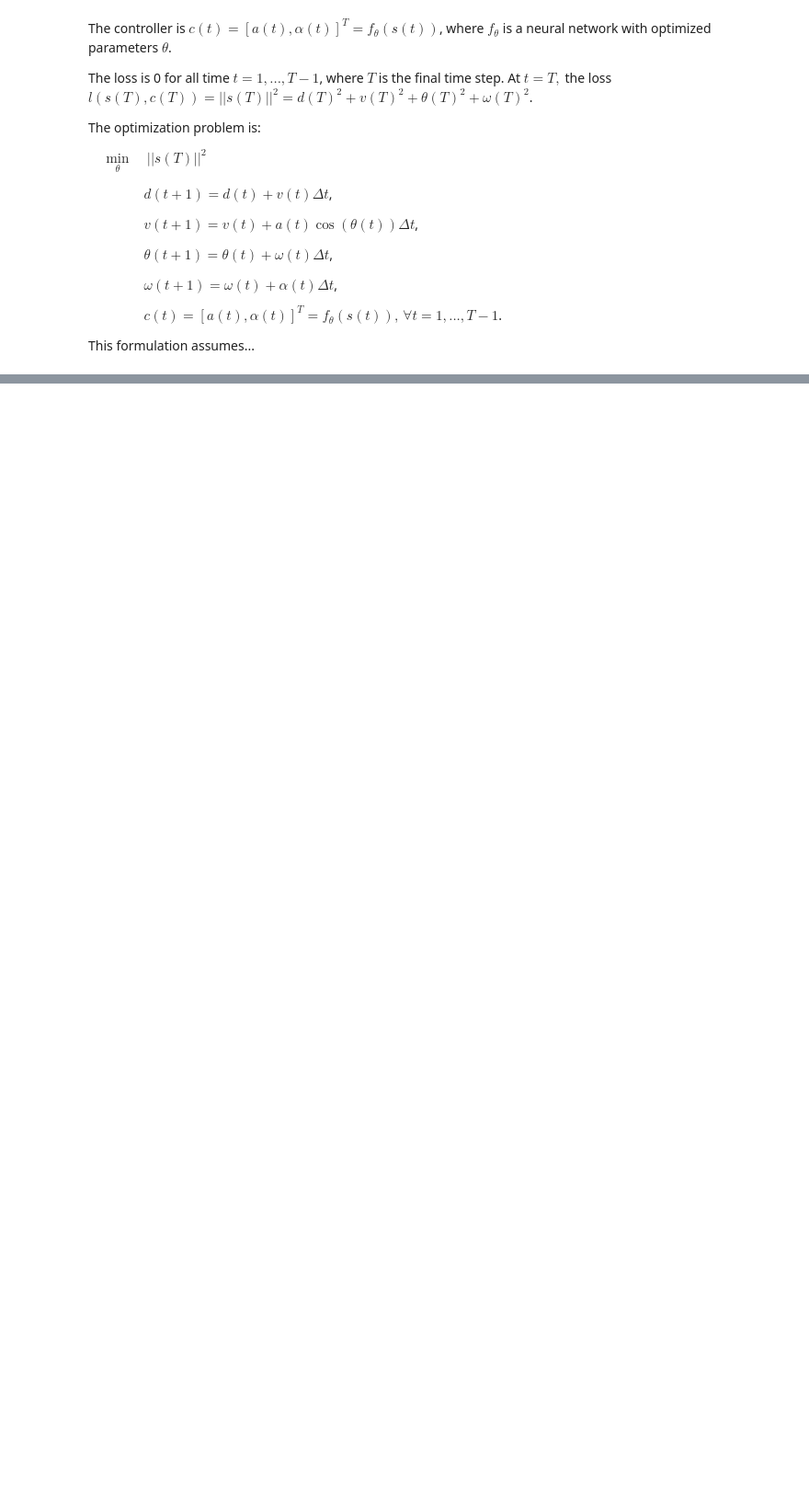
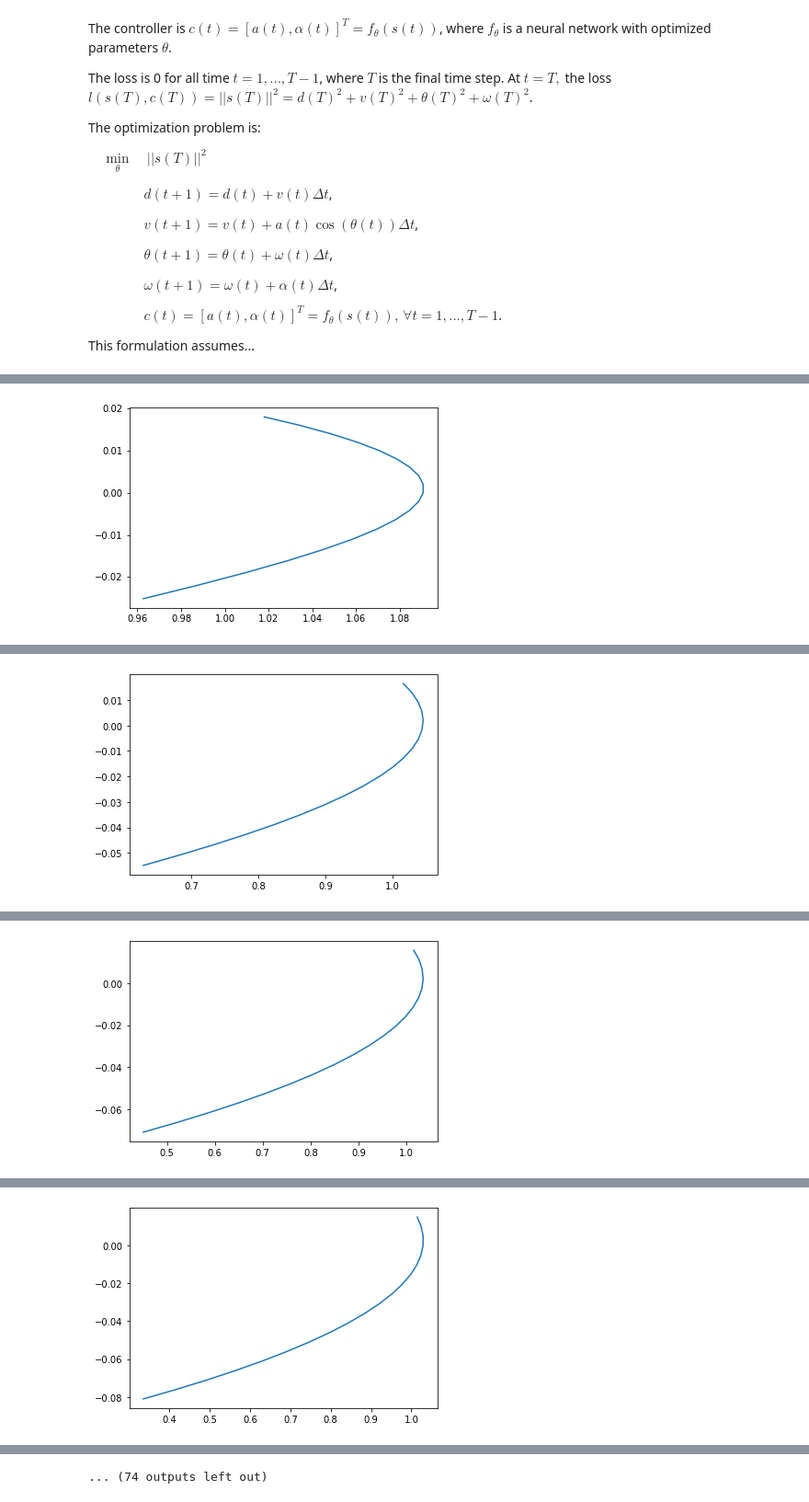
Before and after one commit to ShawnSchmucker/MAE-494-Fall-2022, a Jupyter notebook: Project_1.ipynb, the cells around one changed output, grey strips where cells are left out. Shown: that part at 92% size. Saved outputs shown, nothing was run; the diff lists cells and outputs as text; code cells hidden in the pictures; blank space fills up the shorter version.

```diff
--- a/Project_1.ipynb
+++ b/Project_1.ipynb
@@ -46,10 +46,12 @@ from torch import optim
 from torch.nn import utils
 import matplotlib.pyplot as plt
 
-DT = 0.1 # time step
-G = 0.12 # gravitational acceleration constant
-THRUST = 0.18 # linear thrust constant
-ROTATE = 20 # rotational thrust constant
+# t.manual_seed(0)
+
+DT = 1 # time step
+G = 9.81 / 1000 # gravitational acceleration constant
+THRUST = 20 / 1000 # linear thrust constant
+ROTATE = 10 / 1000 # rotational thrust constant
 
 class Dynamics(nn.Module):
 
@@ -70,7 +72,10 @@ class Dynamics(nn.Module):
 
     dx_gravity = t.tensor([0., -G * DT, 0., 0.])
 
-    dx_thrust = t.tensor([0., THRUST * DT * action[0] * t.cos(state[2]), 0., ROTATE * DT * action[1]])
+    state_tensor = t.zeros((4, 2))
+    state_tensor[1, 0] = THRUST * DT * t.cos(state[2])
+    state_tensor[3, 1] = ROTATE * DT
+    dx_thrust = t.matmul(state_tensor, action)
 
     state = state + dx_gravity + dx_thrust
 
@@ -122,13 +127,16 @@ class Simulation(nn.Module):
 
   @staticmethod
   def initialize_state():
-    state = [1., 0., 0.1, 0]
+    state = [1., 0.02, 0.001, 0.0005]
     return t.tensor(state, requires_grad=False).float()
 
   def error(self, state):
-    return state[0]**2 + state[1]**2 + state[2]**2 + state[3]**2
+    return state[0]**2 + 2 * state[1]**2 + 2 * state[2]**2 + 2 * state[3]**2
 
 class Optimize:
+  data_final = np.array([])
+  losses = np.array([])
+
   def __init__(self, simulation):
     self.simulation = simulation
     self.parameters = simulation.controller.parameters()
@@ -146,6 +154,8 @@ class Optimize:
   def train(self, epochs):
     for epoch in range(epochs):
       loss = self.step()
+      with t.no_grad():
+        self.losses = np.append(self.losses, loss.detach().numpy())
       print('[%d] loss: %.3f' % (epoch + 1, loss))
       self.visualize()
 
@@ -155,8 +165,9 @@ class Optimize:
     y = data[:, 1]
     plt.plot(x, y)
     plt.show()
+    self.data_final = data
 
-T = 100
+T = 20
 dim_input = 4
 dim_hidden = 6
 dim_output = 2
@@ -164,5 +175,27 @@ d = Dynamics()
 c = Controller(dim_input, dim_hidden, dim_output)
 s = Simulation(c, d, T)
 o = Optimize(s)
-o.train(40)
+train = 40
+o.train(train)
+
+data_final = o.data_final
+d = data_final[:, 0]
+v = data_final[:, 1]
+theta = data_final[:, 2]
+omega = data_final[:, 3]
+t = [i for i in range(T)]
+
+plt.figure()
+plt.plot(t, d)
+plt.figure()
+plt.plot(t, v)
+plt.figure()
+plt.plot(t, theta)
+plt.figure()
+plt.plot(t, omega)
+
+steps = [i for i in range(train)]
+losses = o.losses
+plt.figure()
+plt.plot(steps, losses)
 # %% [output]
@@ -169,0 +203 @@ RuntimeError: ignored
+[figure, added]
@@ -169,0 +205 @@ RuntimeError: ignored
+[figure, added]
@@ -169,0 +207 @@ RuntimeError: ignored
+[figure, added]
@@ -169,0 +209 @@ RuntimeError: ignored
+[figure, added]
@@ -169,0 +214 @@ RuntimeError: ignored
+... (74 outputs left out)
```
Also changed, not shown: parts of 1 cell of this notebook.
